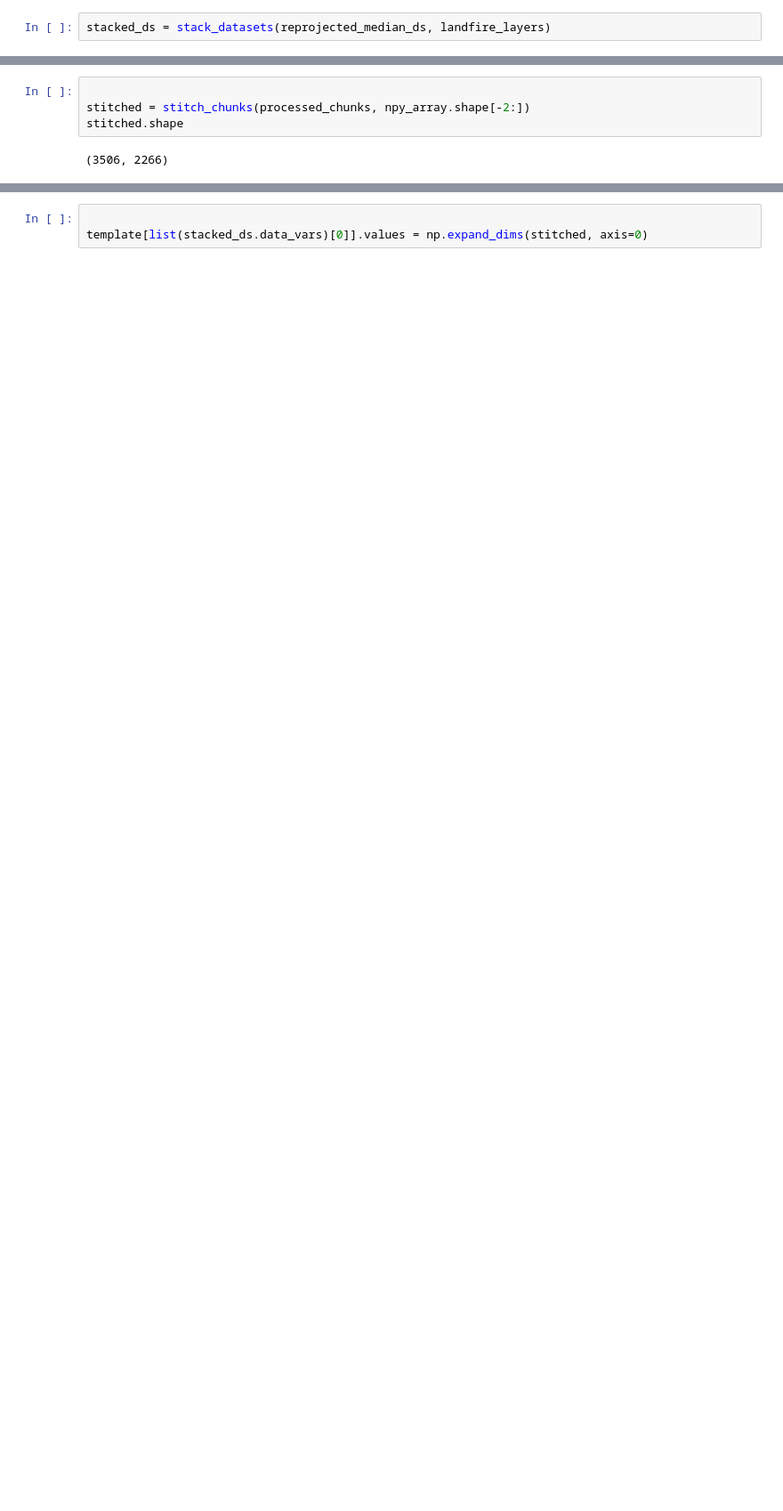
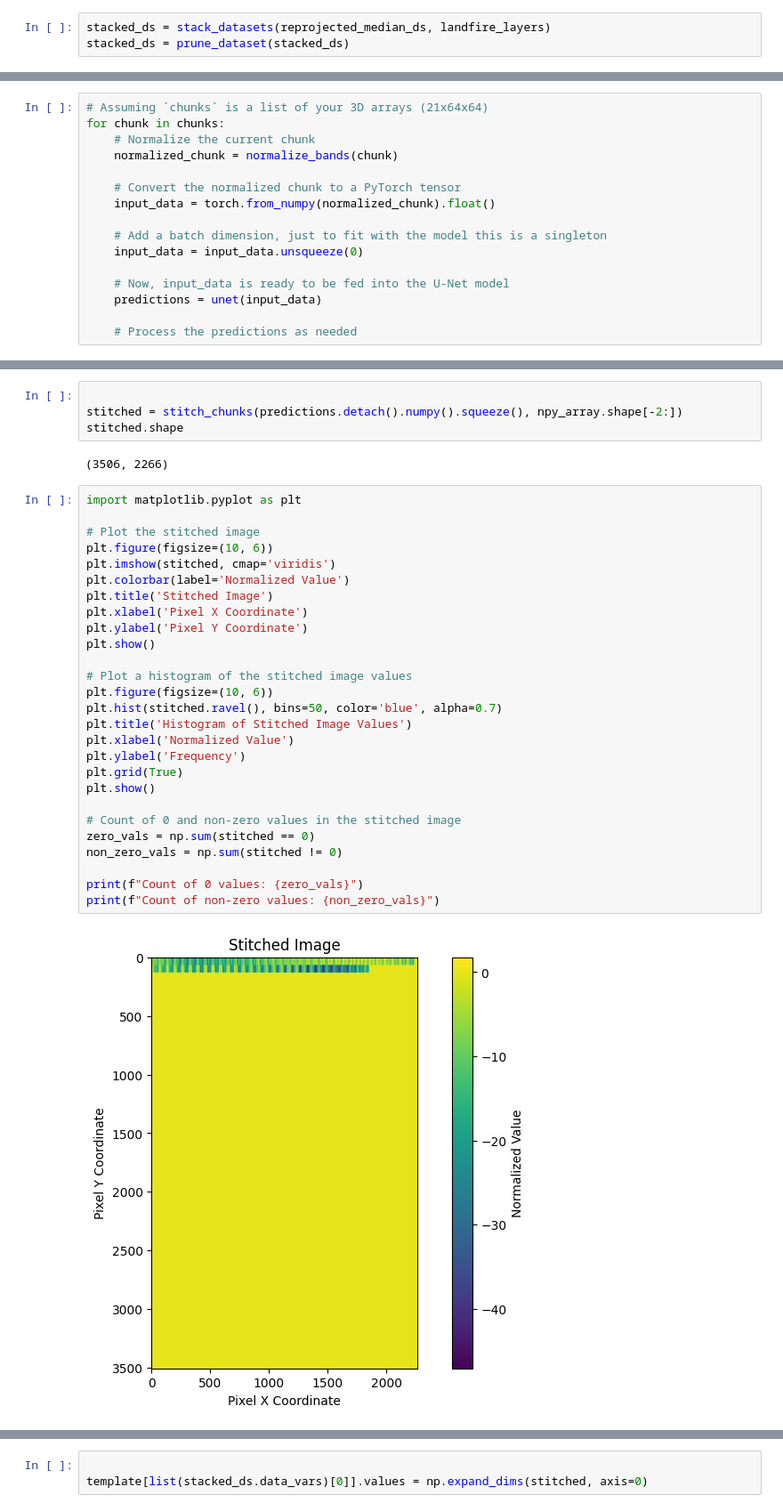
Before and after one commit to hunterad93/firenet, a Jupyter notebook: src/scratch_work/adam_scratchwork/firenet_preprocessing_function_scratch.ipynb, the cells around one changed output, grey strips where cells are left out. Shown at 89% size. Drawn from its saved outputs; the diff is of its cells as text; blank space fills up the shorter version.

Commit message:
first predictions successfully georeferenced, something looks wrong tho

```diff
--- a/src/scratch_work/adam_scratchwork/firenet_preprocessing_function_scratch.ipynb
+++ b/src/scratch_work/adam_scratchwork/firenet_preprocessing_function_scratch.ipynb
@@ -341,5 +328,6 @@ Opening: firenet_reference/combined_landfire.nc
 # %%
 stacked_ds = stack_datasets(reprojected_median_ds, landfire_layers)
+stacked_ds = prune_dataset(stacked_ds)
 # %%
 stacked_ds
 # %% [output]
@@ -373,0 +596,16 @@ processed_chunks = process_chunks(chunks)
+# %%
+# Assuming `chunks` is a list of your 3D arrays (21x64x64)
+for chunk in chunks:
+    # Normalize the current chunk
+    normalized_chunk = normalize_bands(chunk)
+
+    # Convert the normalized chunk to a PyTorch tensor
+    input_data = torch.from_numpy(normalized_chunk).float()
+
+    # Add a batch dimension, just to fit with the model this is a singleton
+    input_data = input_data.unsqueeze(0)
+
+    # Now, input_data is ready to be fed into the U-Net model
+    predictions = unet(input_data)
+
+    # Process the predictions as needed
@@ -374,6 +620,35 @@ processed_chunks = process_chunks(chunks)
 # %%
 
-stitched = stitch_chunks(processed_chunks, npy_array.shape[-2:])
+stitched = stitch_chunks(predictions.detach().numpy().squeeze(), npy_array.shape[-2:])
 stitched.shape
 # %% [output]
 (3506, 2266)
+# %%
+import matplotlib.pyplot as plt
+
+# Plot the stitched image
+plt.figure(figsize=(10, 6))
+plt.imshow(stitched, cmap='viridis')
+plt.colorbar(label='Normalized Value')
+plt.title('Stitched Image')
+plt.xlabel('Pixel X Coordinate')
+plt.ylabel('Pixel Y Coordinate')
+plt.show()
+
+# Plot a histogram of the stitched image values
+plt.figure(figsize=(10, 6))
+plt.hist(stitched.ravel(), bins=50, color='blue', alpha=0.7)
+plt.title('Histogram of Stitched Image Values')
+plt.xlabel('Normalized Value')
+plt.ylabel('Frequency')
+plt.grid(True)
+plt.show()
+
+# Count of 0 and non-zero values in the stitched image
+zero_vals = np.sum(stitched == 0)
+non_zero_vals = np.sum(stitched != 0)
+
+print(f"Count of 0 values: {zero_vals}")
+print(f"Count of non-zero values: {non_zero_vals}")
+# %% [output]
+[figure, added]
```
Also changed, not shown: parts of 19 cells of this notebook.
